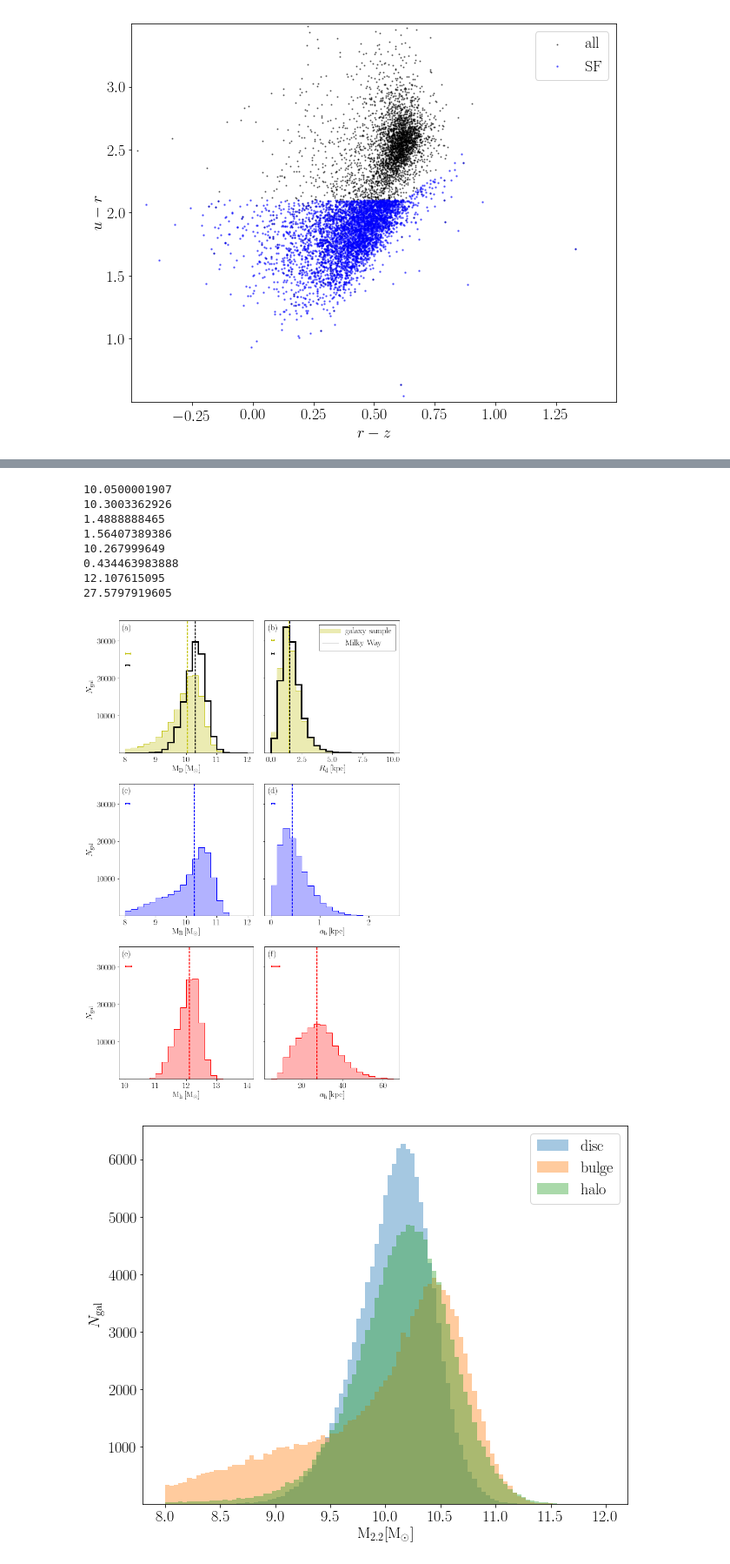
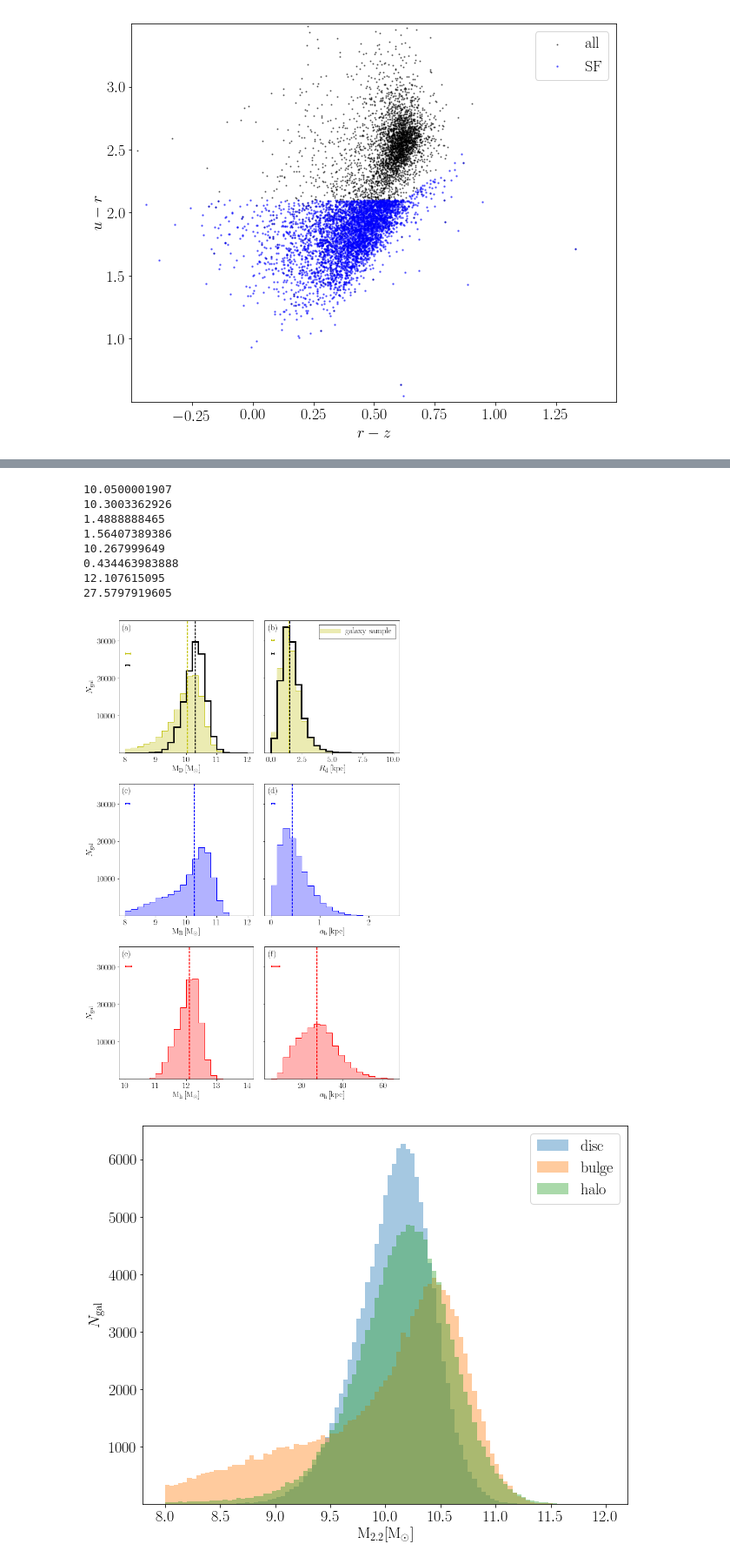
Before and after one commit to RossHart/Donghia_paper, a Jupyter notebook: sampling_and_models.ipynb, the cells around one changed output, grey strips where cells are left out. Shown at 87% size. Drawn from its saved outputs; the diff is of its cells as text; code cells hidden in the pictures.

```diff
--- a/sampling_and_models.ipynb
+++ b/sampling_and_models.ipynb
@@ -85,9 +160,8 @@ masks.write('fits/masks.fits',overwrite=True)
 # %%
-from halo import TotalHalo
 sample_ok = np.all([redshift_ok,mass_ok,hi_ok],axis=0)
 # only do 1000 to save time for now...
-#sample_adjust = np.argwhere(sample_ok == True)[1000:]
-#sample_ok[sample_adjust] = False
+sample_adjust = np.argwhere(sample_ok == True)[1000:]
+sample_ok[sample_adjust] = False
 
 
 m_b = structure_data['m_b'][sample_ok].data * u.Msun
@@ -111,32 +185,6 @@ halos = TotalHalo(m_b,delta_m_b,m_d,delta_m_d,a_b,delta_a_b,
 
 halos_w_gas = TotalHalo(m_b,delta_m_b,m_d,delta_m_d,a_b,delta_a_b,
                         R_d, delta_R_d, m_hi, delta_m_hi)
-
-### Milky Way for reference #######
-
-m_b_mw = [4e9] * u.Msun
-delta_m_b_mw = [0] * u.Msun
-
-m_d_mw = [5.6e10] * u.Msun
-delta_m_d_mw = [0.5e10] * u.Msun
-
-a_b_mw = [0.6] * u.kpc
-delta_a_b_mw = [0] * u.kpc
-
-R_d_mw = [2.15] * u.kpc
-delta_R_d_mw = [0.14] * u.kpc
-
-m_hi_mw = None
-delta_m_hi_mw = None
-
-m_halo_mw = [9.5e11] * u.Msun
-delta_m_halo_mw = [0.2] * m_halo_mw
-
-R_halo_mw = [29.6] * u.kpc
-delta_R_halo_mw = [0.2] * R_halo_mw
-
-mw_halo = TotalHalo(m_b_mw,delta_m_b_mw,m_d_mw,delta_m_d_mw,a_b_mw,
-                    delta_a_b_mw,R_d_mw,delta_R_d_mw,m_hi_mw,delta_m_hi_mw)
 # %%
 class HistogramData():
     def __init__(self,data,data2,color,bins,log,alpha=0.3,color2='k'):
@@ -237,33 +285,33 @@ for ax in axarr[:,0]:
 
 axarr = axarr.ravel()
 
 for ax, d, mw_d, xlabel,letter in zip(axarr,data,mw_data,xlabels,letters):
     plt.sca(ax)
     _ = d.histogram(ax)
     _ = d.median_line(ax,True,lw=2,linestyle='dashed')
     #_ = plt.axvline(mw_d,color='k',lw=1)
     _ = d.uncertainty_bar(ax)
     _ = ax.set_xlabel(xlabel)
     _ = ax.text(0.025,0.975,'({})'.format(letter),
                 transform=ax.transAxes,ha='left',va='top')
 
 _ = fig.tight_layout()
 
 _ = axarr[1].plot([],[],color='y',lw=10,alpha=0.3,label='galaxy sample')
-_ = axarr[1].plot([],[],color='k',lw=1,label='Milky Way')
+#_ = axarr[1].plot([],[],color='k',lw=1,label='Milky Way')
 #_ = axarr[1].plot([],[],color='k',lw=3,label=r'stars + H\textsc{i}')
 _ = axarr[1].legend(loc='upper right',
                     edgecolor='k',fancybox=False)
 
 #fig.savefig('figures/parameter_histograms.pdf')
 # %% [output]
 10.0500001907
 10.3003362926
 1.4888888465
 1.56407389386
 10.267999649
 0.434463983888
 12.107615095
 27.5797919605
-[figure, old version]
+[figure, new version]
 # %%
```
Also changed, not shown: parts of 6 cells of this notebook, 4 other files.
